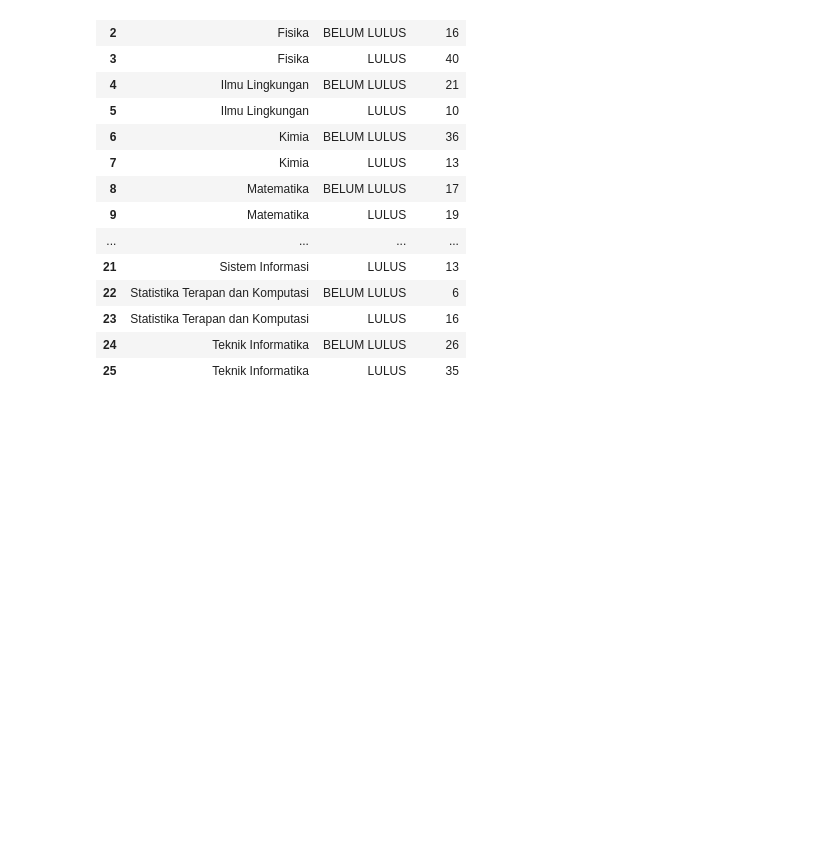
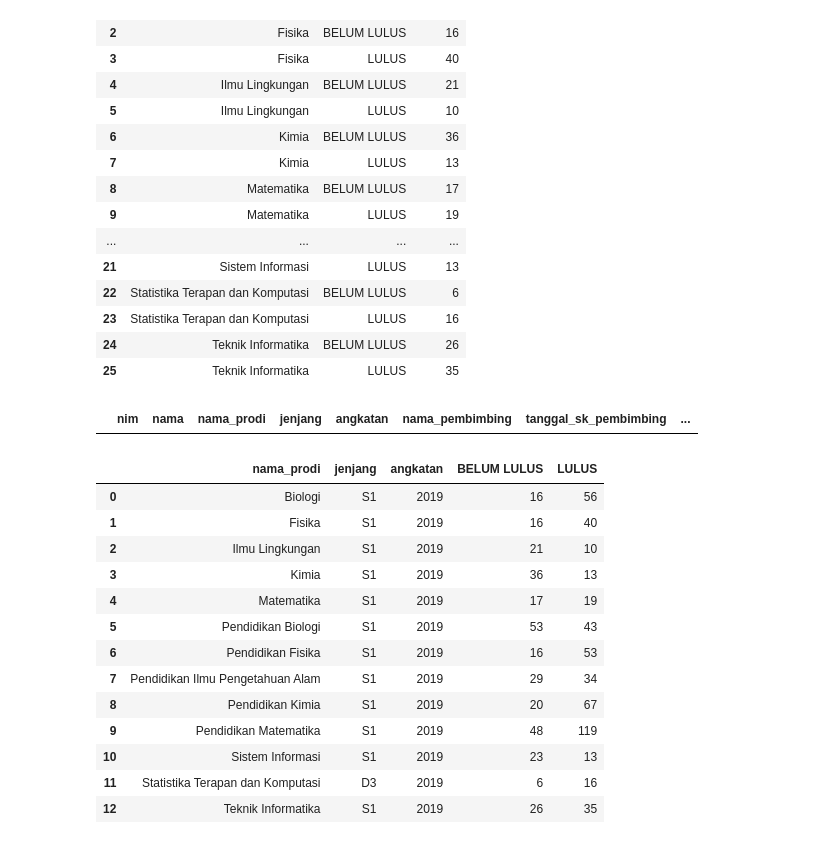
Before and after one commit to euclideands/viz, a Jupyter notebook: penelitian2.ipynb, the cells around one changed output. Drawn from its saved outputs; the diff is of its cells as text; code cells hidden in the pictures; blank space fills up the shorter version.

```diff
--- a/penelitian2.ipynb
+++ b/penelitian2.ipynb
@@ -239,3 +329,29 @@ fig = px.bar(angkatan19.groupby(['nama_prodi','status_lulus']).size().reset_inde
 fig.update_layout(yaxis=dict(title='jumlah Mahasiswa'))  # Label sumbu Y
 
 fig.show()
+# %%
+# Menemukan baris dengan nilai null dan status_lulus bukan "BELUM LULUS"
+angkatan19[angkatan19.isnull().any(axis=1) & (angkatan19['status_lulus'] != "BELUM LULUS")]
+# %% [output]
+|  | nim | nama | nama_prodi | jenjang | angkatan | nama_pembimbing | tanggal_sk_pembimbing | ... |
+# %%
+grouped_data = angkatan19.groupby(['nama_prodi', 'jenjang', 'angkatan', 'status_lulus']).size().reset_index(name='jumlah')
+pivot_table = grouped_data.pivot(index=['nama_prodi', 'jenjang', 'angkatan'], columns='status_lulus', values='jumlah').reset_index()
+pivot_table = pivot_table.rename_axis(None, axis=1)
+pivot_table = pivot_table.rename(columns={'Sudah Lulus': 'sudah_lulus', 'Belum Lulus': 'belum_lulus'})
+pivot_table
+# %% [output]
+|  | nama_prodi | jenjang | angkatan | BELUM LULUS | LULUS |
+| 0 | Biologi | S1 | 2019 | 16 | 56 |
+| 1 | Fisika | S1 | 2019 | 16 | 40 |
+| 2 | Ilmu Lingkungan | S1 | 2019 | 21 | 10 |
+| 3 | Kimia | S1 | 2019 | 36 | 13 |
+| 4 | Matematika | S1 | 2019 | 17 | 19 |
+| 5 | Pendidikan Biologi | S1 | 2019 | 53 | 43 |
+| 6 | Pendidikan Fisika | S1 | 2019 | 16 | 53 |
+| 7 | Pendidikan Ilmu Pengetahuan Alam | S1 | 2019 | 29 | 34 |
+| 8 | Pendidikan Kimia | S1 | 2019 | 20 | 67 |
+| 9 | Pendidikan Matematika | S1 | 2019 | 48 | 119 |
+| 10 | Sistem Informasi | S1 | 2019 | 23 | 13 |
+| 11 | Statistika Terapan dan Komputasi | D3 | 2019 | 6 | 16 |
+| 12 | Teknik Informatika | S1 | 2019 | 26 | 35 |
```
Also changed, not shown: parts of 11 cells of this notebook.
